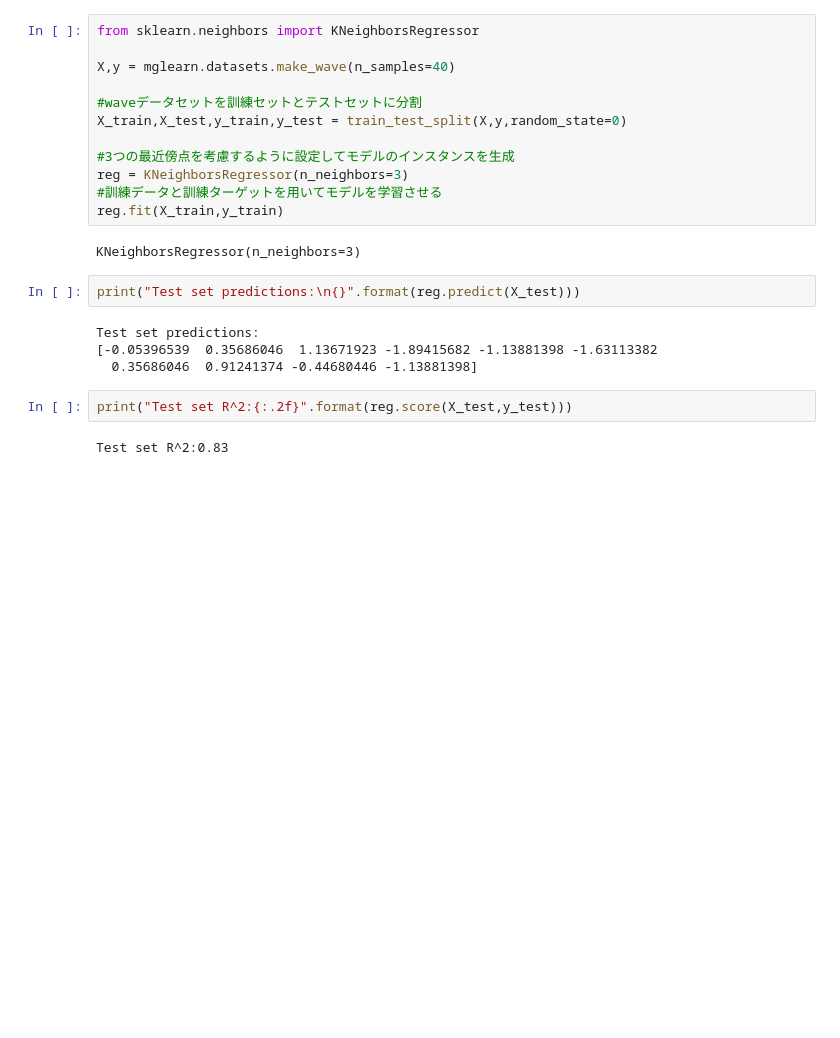
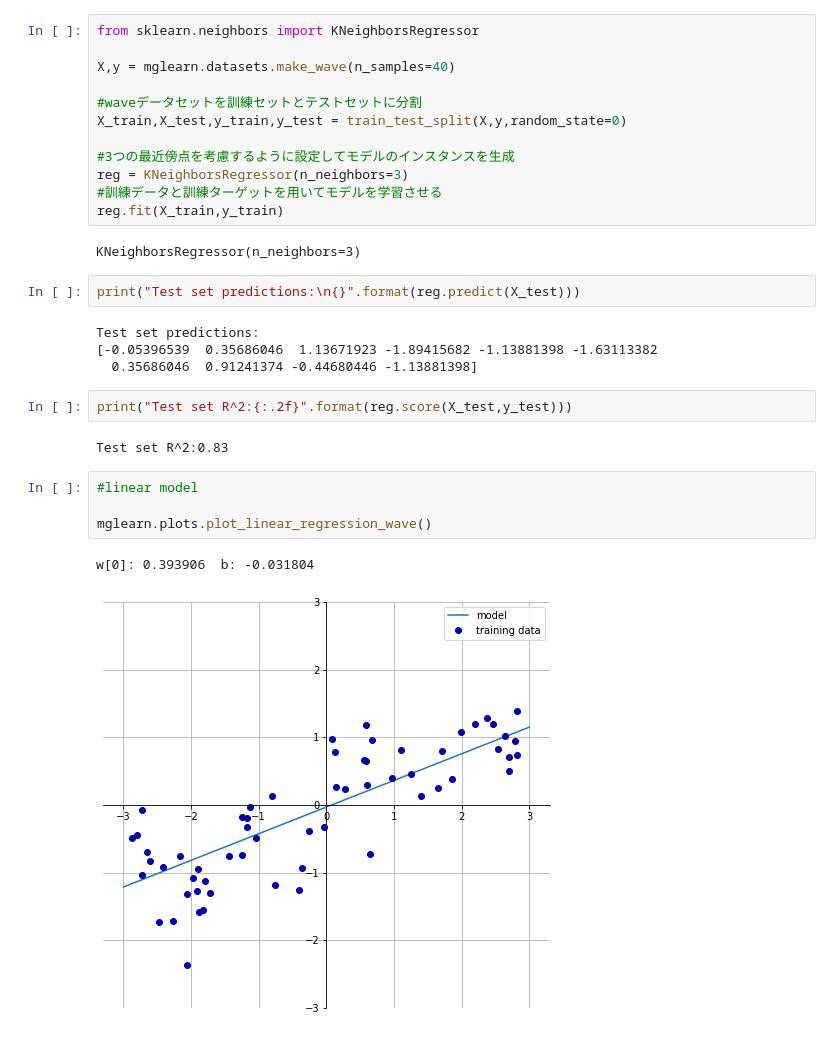
Before and after one commit to tokio-238/pythonenv, a Jupyter notebook: learnings/predict-breast-cancer.ipynb, the cells around one changed output. Saved outputs shown, nothing was run; the diff lists cells and outputs as text; blank space fills up the shorter version.

```diff
--- a/learnings/predict-breast-cancer.ipynb
+++ b/learnings/predict-breast-cancer.ipynb
@@ -97,3 +97,10 @@ Test set predictions:
 print("Test set R^2:{:.2f}".format(reg.score(X_test,y_test)))
 # %% [output]
 Test set R^2:0.83
+# %%
+#linear model
+
+mglearn.plots.plot_linear_regression_wave()
+# %% [output]
+w[0]: 0.393906  b: -0.031804
+[figure, added]
```
Also changed, not shown: parts of 4 cells of this notebook.
